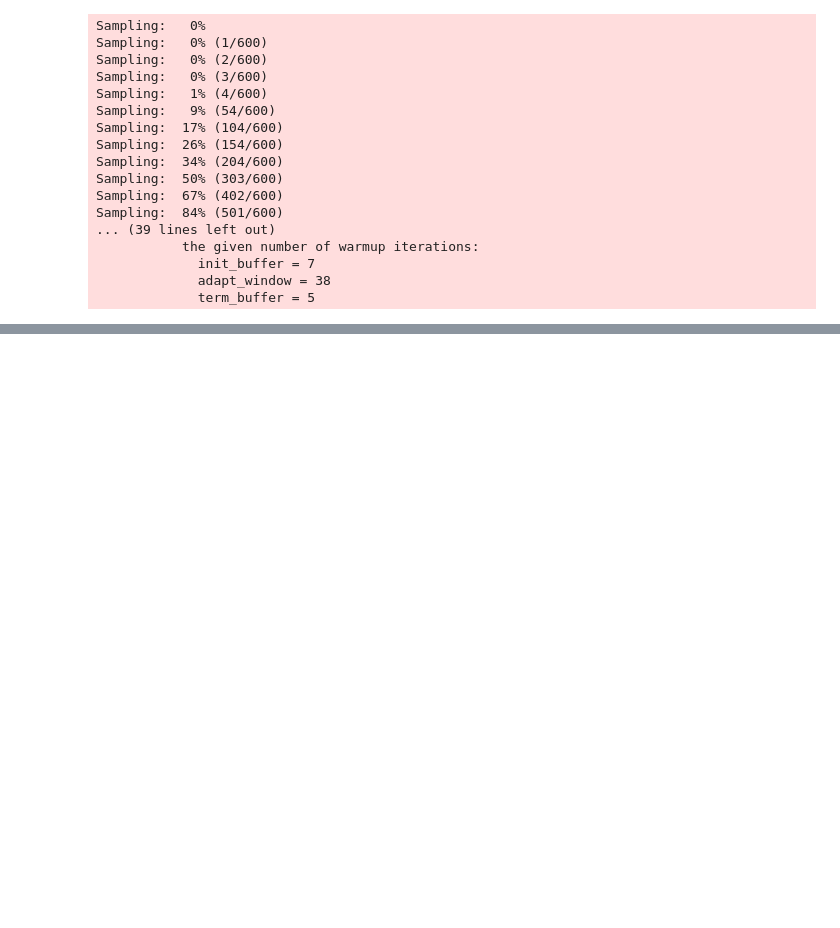
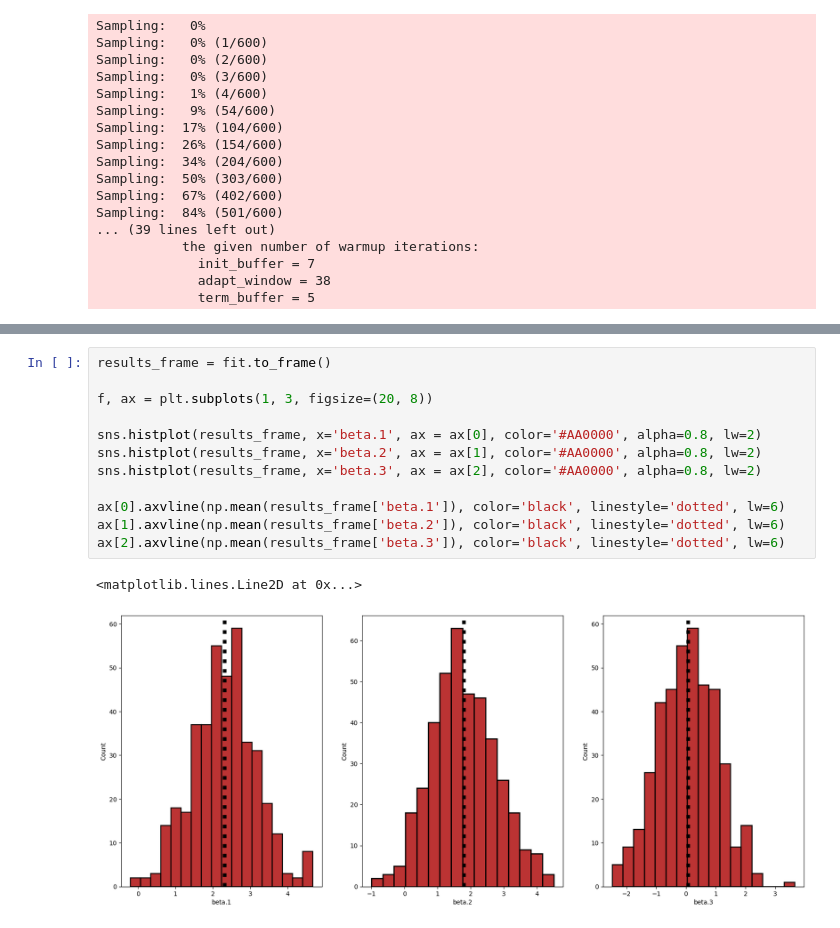
Before and after one commit to NightHydra/CognitiveModelingHomework, a Jupyter notebook: Homeworks/HW4/hw_4_problem3.ipynb, the cells around one changed output, grey strips where cells are left out. Drawn from its saved outputs; the diff is of its cells as text; blank space fills up the shorter version.

```diff
--- a/Homeworks/HW4/hw_4_problem3.ipynb
+++ b/Homeworks/HW4/hw_4_problem3.ipynb
@@ -116,0 +130,15 @@ az.summary(fit)
+# %%
+results_frame = fit.to_frame()
+
+f, ax = plt.subplots(1, 3, figsize=(20, 8))
+
+sns.histplot(results_frame, x='beta.1', ax = ax[0], color='#AA0000', alpha=0.8, lw=2)
+sns.histplot(results_frame, x='beta.2', ax = ax[1], color='#AA0000', alpha=0.8, lw=2)
+sns.histplot(results_frame, x='beta.3', ax = ax[2], color='#AA0000', alpha=0.8, lw=2)
+
+ax[0].axvline(np.mean(results_frame['beta.1']), color='black', linestyle='dotted', lw=6)
+ax[1].axvline(np.mean(results_frame['beta.2']), color='black', linestyle='dotted', lw=6)
+ax[2].axvline(np.mean(results_frame['beta.3']), color='black', linestyle='dotted', lw=6)
+# %% [output]
+<matplotlib.lines.Line2D at 0x...>
+[figure, added]
```
Also changed, not shown: parts of 5 cells of this notebook.
